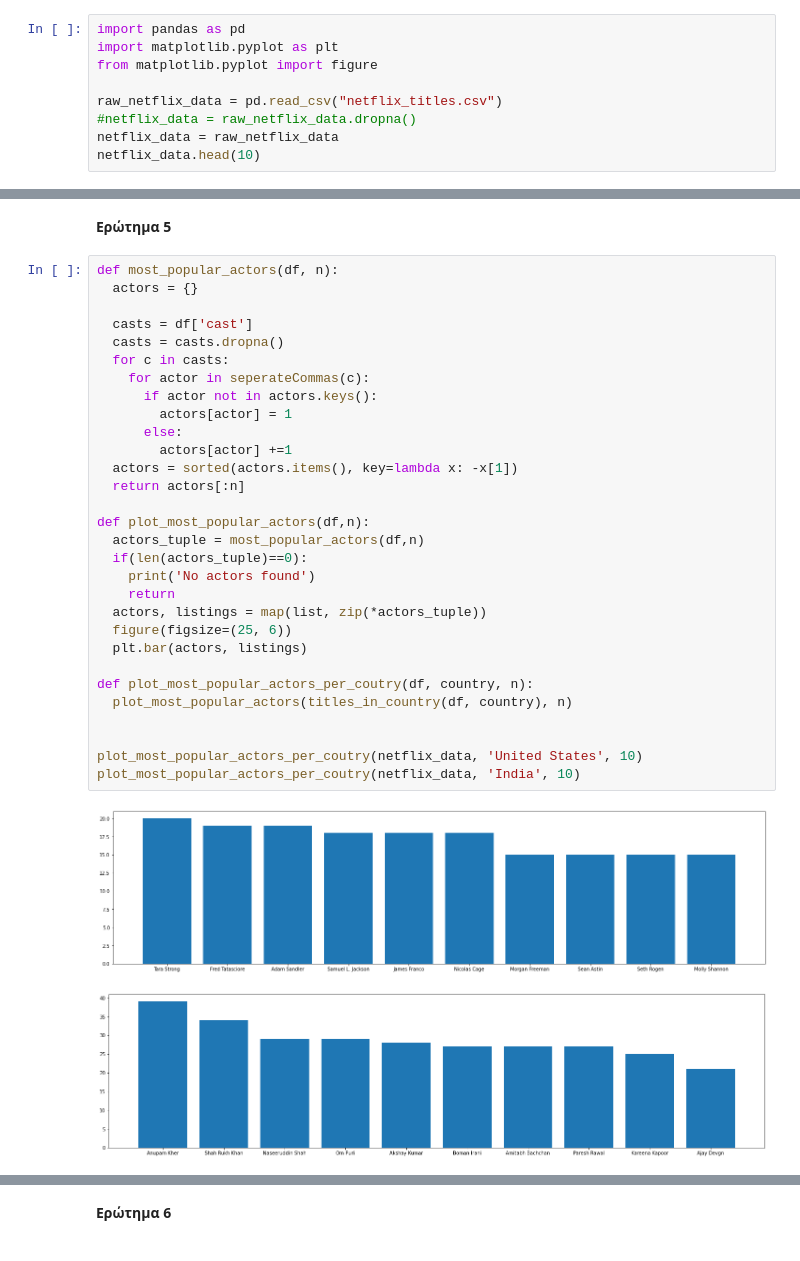
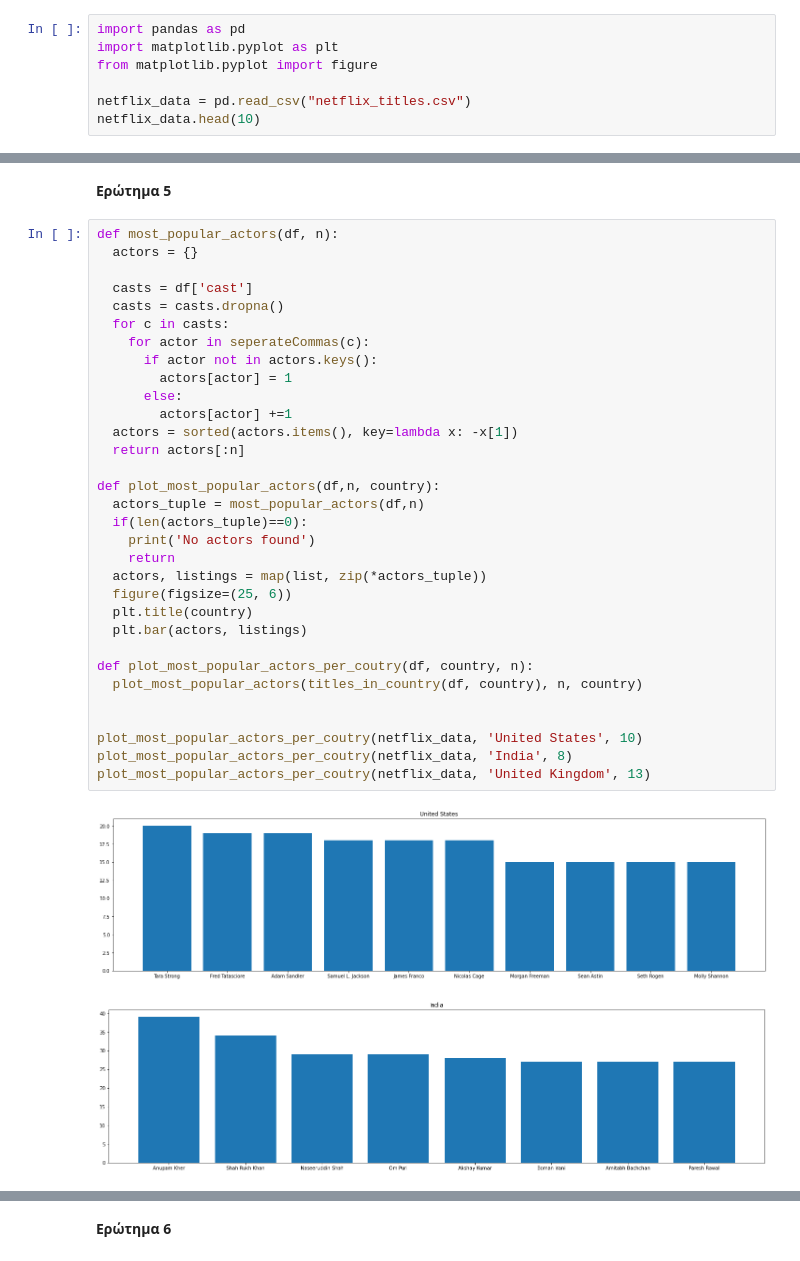
Before and after one commit to d-maniatakos/data-mining-assignment1, a Jupyter notebook: data_mining_assignment1.ipynb, the cells around one changed output, grey strips where cells are left out. Saved outputs shown, nothing was run; the diff lists cells and outputs as text.

```diff
--- a/data_mining_assignment1.ipynb
+++ b/data_mining_assignment1.ipynb
@@ -5,9 +5,7 @@ import pandas as pd
 import matplotlib.pyplot as plt
 from matplotlib.pyplot import figure
 
-raw_netflix_data = pd.read_csv("netflix_titles.csv")
-#netflix_data = raw_netflix_data.dropna()
-netflix_data = raw_netflix_data
+netflix_data = pd.read_csv("netflix_titles.csv")
 netflix_data.head(10)
 # %% [output]
 |  | show_id | type | title | director | cast | country | date_added | release_year | rating | duration | ... |
@@ -161,33 +157,35 @@ countries_categories.head(50)
 # %%
 def most_popular_actors(df, n):
   actors = {}
 
   casts = df['cast']
   casts = casts.dropna()
   for c in casts:
     for actor in seperateCommas(c):
       if actor not in actors.keys():
         actors[actor] = 1
       else:
         actors[actor] +=1
   actors = sorted(actors.items(), key=lambda x: -x[1])
   return actors[:n]
 
-def plot_most_popular_actors(df,n):
+def plot_most_popular_actors(df,n, country):
   actors_tuple = most_popular_actors(df,n)
   if(len(actors_tuple)==0):
     print('No actors found')
     return
   actors, listings = map(list, zip(*actors_tuple))
   figure(figsize=(25, 6))
+  plt.title(country)
   plt.bar(actors, listings)
 
 def plot_most_popular_actors_per_coutry(df, country, n):
-  plot_most_popular_actors(titles_in_country(df, country), n)
+  plot_most_popular_actors(titles_in_country(df, country), n, country)
 
 
 plot_most_popular_actors_per_coutry(netflix_data, 'United States', 10)
-plot_most_popular_actors_per_coutry(netflix_data, 'India', 10)
+plot_most_popular_actors_per_coutry(netflix_data, 'India', 8)
+plot_most_popular_actors_per_coutry(netflix_data, 'United Kingdom', 13)
 # %% [output]
-[figure, old version]
+[figure, new version]
-[figure, old version]
+[figure, new version]
```
Also changed, not shown: parts of 9 cells of this notebook.
